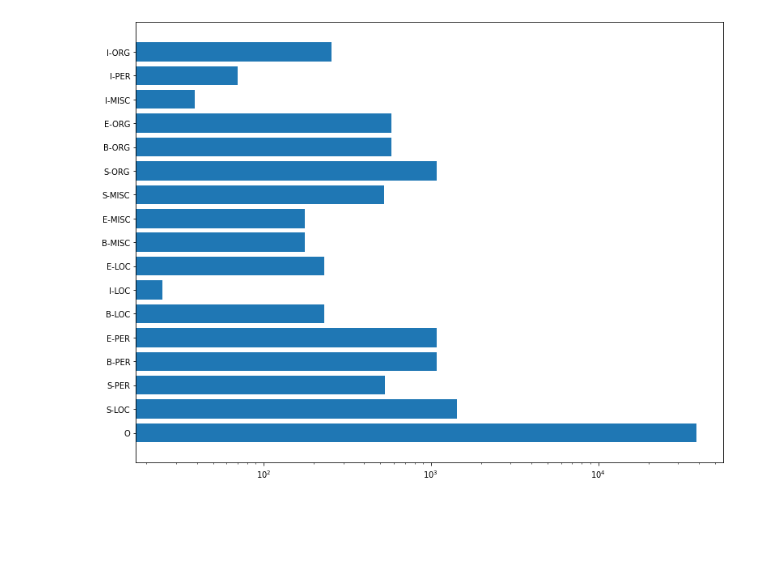
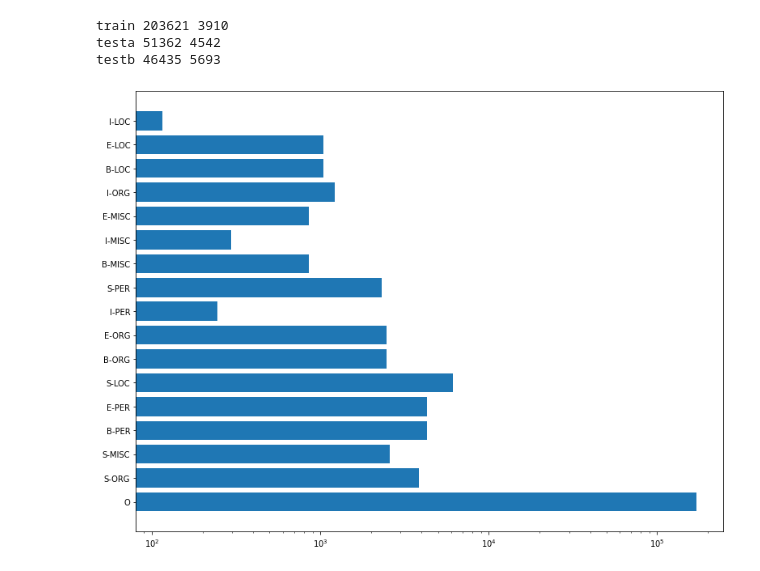
Before and after one commit to deepakhr1999/NER, a Jupyter notebook: plots.ipynb, the cells around one changed output. Drawn from its saved outputs; the diff is of its cells as text; code cells hidden in the pictures; blank space fills up the shorter version.

```diff
--- a/plots.ipynb
+++ b/plots.ipynb
@@ -5,5 +9,9 @@ import matplotlib.pyplot as plt
 # %%
-sourceName = 'data/conll03/eng.train.src'
-targetName = 'data/conll03/eng.train.trg'
+base = 'data/conll03'
+sourceName = f'{base}/eng.train.src'
+targetName = f'{base}/eng.train.trg'
+gloveFile = f'{base}/trimmed.300d.Cased.txt'
+symbFile = f'{base}/sym.glove'
 testSrc = 'data/conll03/eng.testb.src'
 testTrg = 'data/conll03/eng.testb.trg'
+data = NERDataset(sourceName, targetName, gloveFile, symbFile)
@@ -10,3 +23,21 @@ testTrg = 'data/conll03/eng.testb.trg'
+# %%
+printStats('train')
+
+testSrc = 'data/conll03/eng.testa.src'
+testTrg = 'data/conll03/eng.testa.trg'
+data.readTestFile(testSrc, testTrg)
+printStats('testa')
+
+testSrc = 'data/conll03/eng.testb.src'
+testTrg = 'data/conll03/eng.testb.trg'
+data.readTestFile(testSrc, testTrg)
+printStats('testb')
+
+data = NERDataset(sourceName, targetName, gloveFile, symbFile)
+# %% [output]
+train 203621 3910
+testa 51362 4542
+testb 46435 5693
 # %%
 def countTags(filename):
     count = {}
@@ -20,12 +51,12 @@ def countTags(filename):
                     count[tag] += 1
     return count
 # %%
-counts = countTags(testTrg)
+counts = countTags(targetName)
 x, y = zip(*counts.items())
 fig, ax = plt.subplots(figsize=(13,10))
 ax.barh(x, y)
 plt.xscale('log')
 # %% [output]
-[figure, old version]
+[figure, new version]
 # %%
 categories  = 'PER LOC ORG MISC'.split()
```
Also changed, not shown: parts of 12 cells of this notebook.
